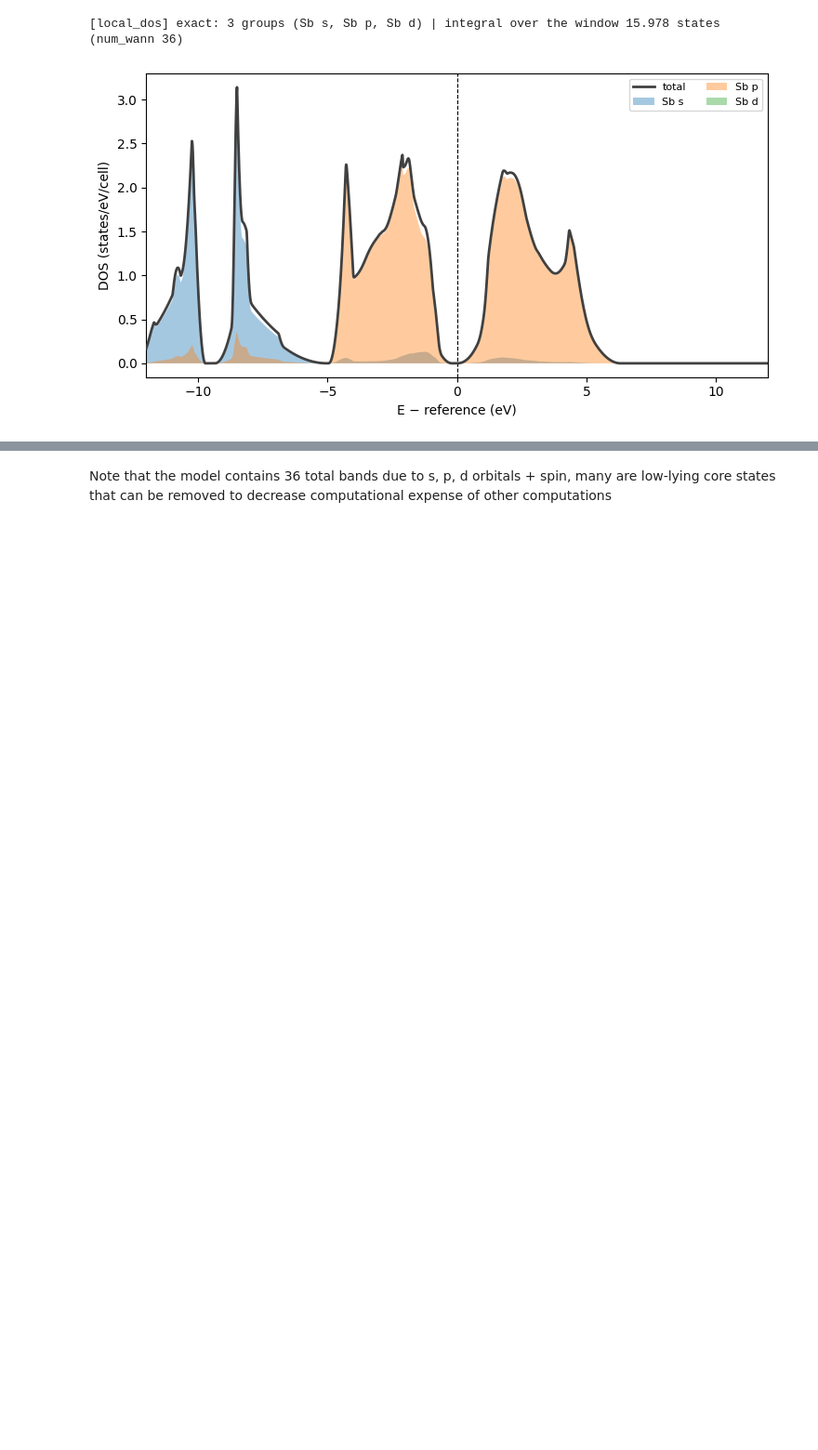
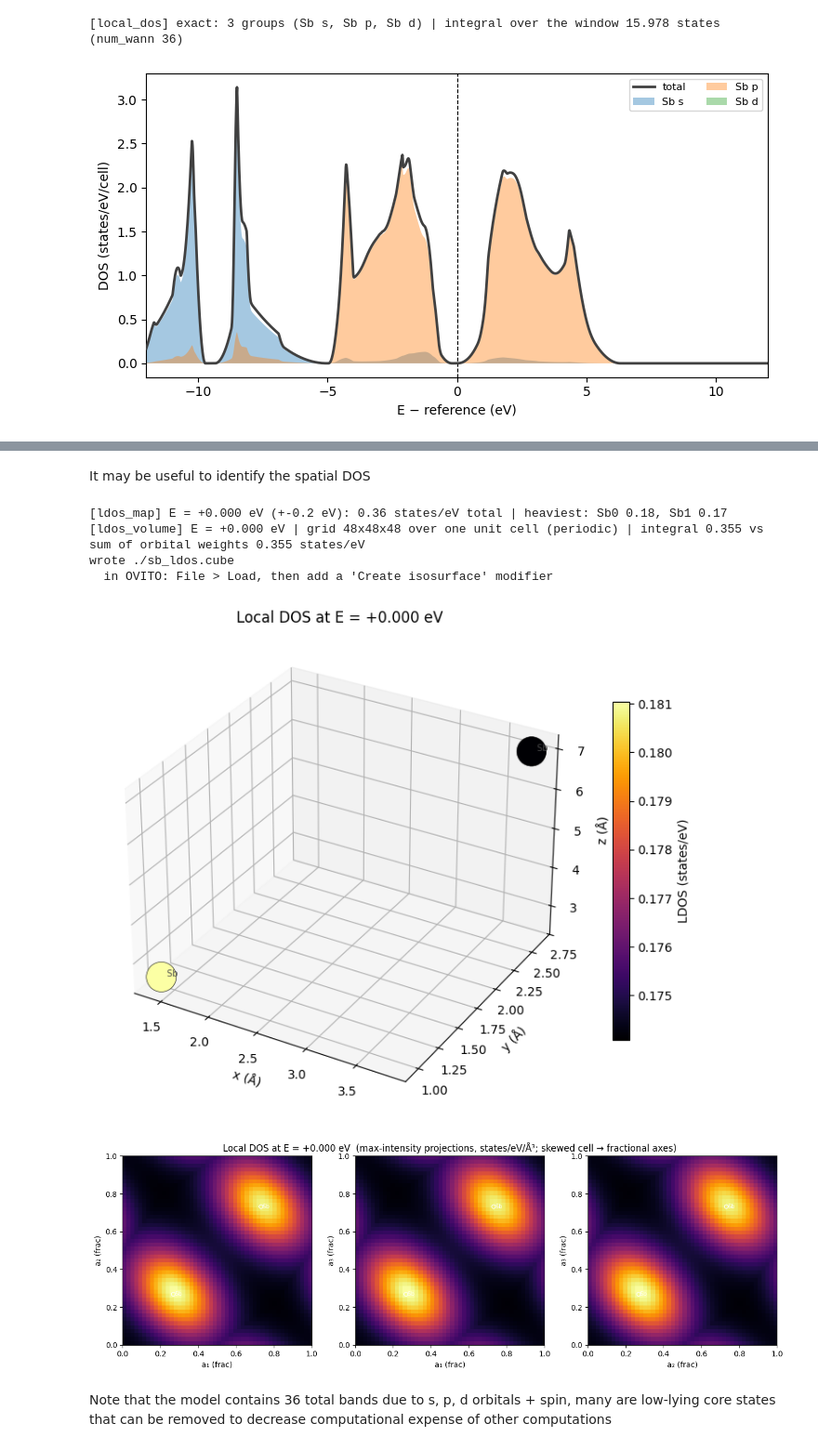
Before and after one commit to alextyner-tailwater/Tailwater, a Jupyter notebook: Tutorials/Basics.ipynb, the cells around one changed output, grey strips where cells are left out. Shown at 93% size. Saved outputs shown, nothing was run; the diff lists cells and outputs as text; code cells hidden in the pictures; blank space fills up the shorter version.

```diff
--- a/Tutorials/Basics.ipynb
+++ b/Tutorials/Basics.ipynb
@@ -112,3 +144,30 @@ ax.legend(fontsize=8, ncol=2); plt.tight_layout(); plt.show()
+# %% [markdown]
+It may be useful to identify the spatial DOS
+# %%
+from tailwater import ldos_map, ldos_volume
+OUT='./'
+# per-atom weight in a +-0.2 eV window at the reference energy
+m = ldos_map(paths["npz"], energy=0.0, width=0.2, k_mesh=(4, 4, 4),
+             active_projections=meta["active_projections"])
+m.to_xyz(os.path.join(OUT, "sb_ldos.xyz"))
+
+# ...and the real-space field, written as a CUBE for OVITO / VESTA / VMD
+vol = ldos_volume(paths["npz"], energy=0.0, width=0.2, k_mesh=(4, 4, 4),
+                  sigma=0.6, ngrid=(48, 48, 48),
+                  active_projections=meta["active_projections"])
+vol.to_cube(os.path.join(OUT, "sb_ldos.cube"))
+print("wrote", os.path.join(OUT, "sb_ldos.cube"),
+      "\n  in OVITO: File > Load, then add a 'Create isosurface' modifier")
+
+display(m.figure)
+display(vol.figure)
+# %% [output]
+[ldos_map] E = +0.000 eV (+-0.2 eV): 0.36 states/eV total | heaviest: Sb0 0.18, Sb1 0.17
+[ldos_volume] E = +0.000 eV | grid 48x48x48 over one unit cell (periodic) | integral 0.355 vs sum of orbital weights 0.355 states/eV
+wrote ./sb_ldos.cube
+  in OVITO: File > Load, then add a 'Create isosurface' modifier
+[figure, added]
+[figure, added]
 # %% [markdown]
 Note that the model contains 36 total bands due to s, p, d orbitals + spin, many are low-lying core states that can be removed to decrease computational expense of other computations
 # %%
```
Also changed, not shown: parts of 2 cells of this notebook.
